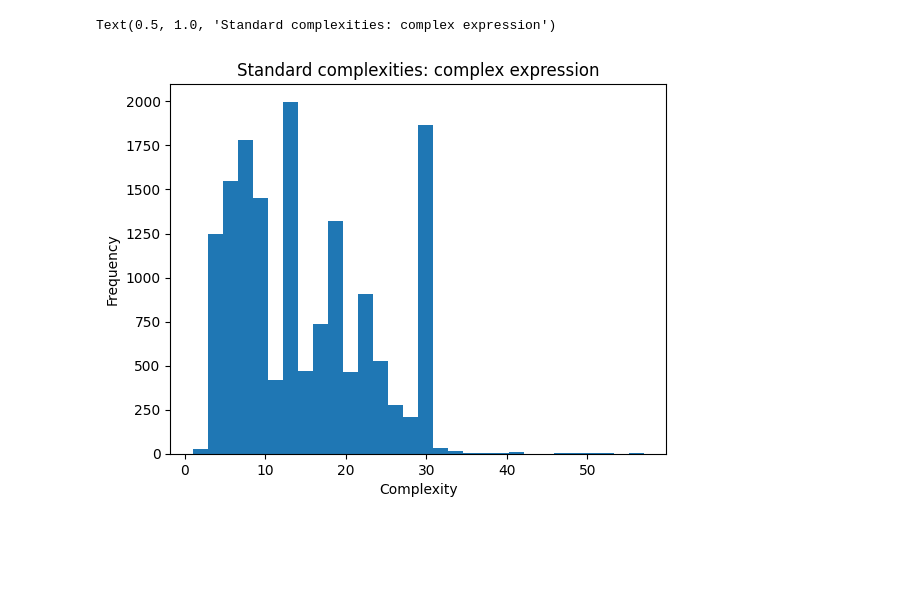
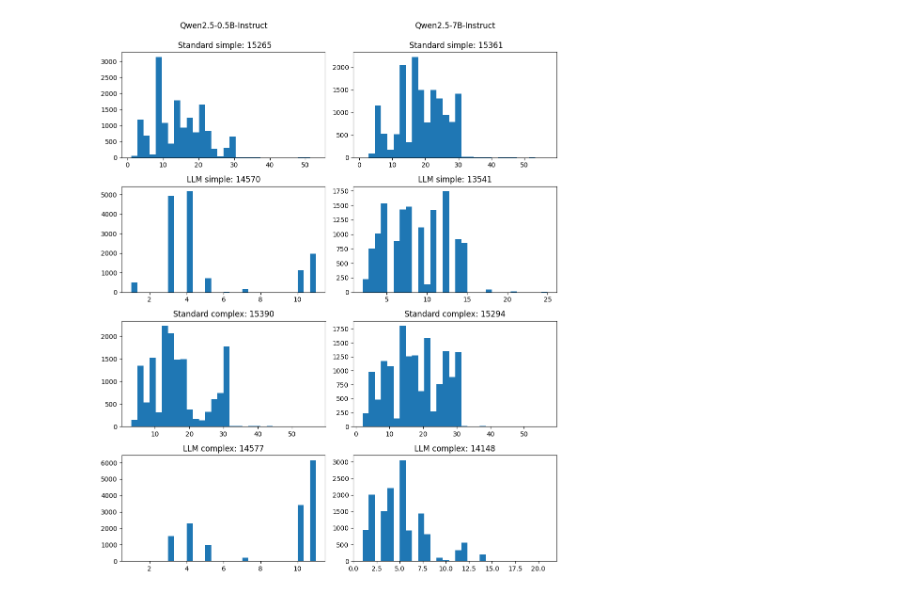
Before and after one commit to elizabethsztan/SR_with_LLM_Complexity, a Jupyter notebook: analysis.ipynb, the cells around one changed output. Drawn from its saved outputs; the diff is of its cells as text; code cells hidden in the pictures; blank space fills up the shorter version.

```diff
--- a/analysis.ipynb
+++ b/analysis.ipynb
@@ -42,6 +35,14 @@ Text(0.5, 1.0, 'Standard complexities: simple expression')
 # %%
-with open(f"experimental_results/complex_expression/llm_complexity_log_{complex_no}.json", "r") as f:
-    llm_complexities_complex = json.load(f)
+qwen7b_data = {}
 
-with open(f"experimental_results/complex_expression/standard_complexity_log_{complex_no}.json", "r") as f:
-    standard_complexities_complex = json.load(f)
+with open(f"experimental_results/qwen7b/simple_expression/llm_complexity_log_{qwen7b_simple_no}.json", "r") as f:
+    qwen7b_data["llm_simple"] = json.load(f)
+
+with open(f"experimental_results/qwen7b/simple_expression/standard_complexity_log_{qwen7b_simple_no}.json", "r") as f:
+    qwen7b_data["standard_simple"] = json.load(f)
+
+with open(f"experimental_results/qwen7b/complex_expression/llm_complexity_log_{qwen7b_complex_no}.json", "r") as f:
+    qwen7b_data["llm_complex"] = json.load(f)
+
+with open(f"experimental_results/qwen7b/complex_expression/standard_complexity_log_{qwen7b_complex_no}.json", "r") as f:
+    qwen7b_data["standard_complex"] = json.load(f)
@@ -56,8 +49,36 @@ Text(0.5, 1.0, 'Qwen complexities: complex expression')
-# %%
-plt.hist(standard_complexities_complex, bins = 30)
-plt.xlabel('Complexity')
-plt.ylabel('Frequency')
-plt.title('Standard complexities: complex expression')
-# %% [output]
-Text(0.5, 1.0, 'Standard complexities: complex expression')
-[figure, removed]
+# %%
+fig, axes = plt.subplots(4, 2, figsize=(10, 12))
+num_bins = 30
+
+#simple
+axes[0, 0].hist(qwen05b_data["standard_simple"], bins = num_bins)
+axes[0, 0].set_title(f"Qwen2.5-0.5B-Instruct\n \n Standard simple: {len(qwen05b_data["standard_simple"])}")
+
+axes[0, 1].hist(qwen7b_data["standard_simple"], bins = num_bins)
+axes[0, 1].set_title(f"Qwen2.5-7B-Instruct\n \n Standard simple: {len(qwen7b_data["standard_simple"])}")
+
+axes[1, 0].hist(qwen05b_data["llm_simple"], bins = num_bins)
+axes[1, 0].set_title(f"LLM simple: {len(qwen05b_data["llm_simple"])}")
+
+axes[1, 1].hist(qwen7b_data["llm_simple"], bins = num_bins)
+axes[1, 1].set_title(f"LLM simple: {len(qwen7b_data["llm_simple"])}")
+
+#complex
+
+axes[2, 0].hist(qwen05b_data["standard_complex"], bins = num_bins)
+axes[2, 0].set_title(f"Standard complex: {len(qwen05b_data["standard_complex"])}")
+
+axes[2, 1].hist(qwen7b_data["standard_complex"], bins = num_bins)
+axes[2, 1].set_title(f"Standard complex: {len(qwen7b_data["standard_complex"])}")
+
+axes[3, 0].hist(qwen05b_data["llm_complex"], bins = num_bins)
+axes[3, 0].set_title(f"LLM complex: {len(qwen05b_data["llm_complex"])}")
+
+axes[3, 1].hist(qwen7b_data["llm_complex"], bins = num_bins)
+axes[3, 1].set_title(f"LLM complex: {len(qwen7b_data["llm_complex"])}")
+
+
+plt.tight_layout()
+plt.show()
+# %% [output]
+[figure, added]
```
Also changed, not shown: parts of 17 cells of this notebook.
